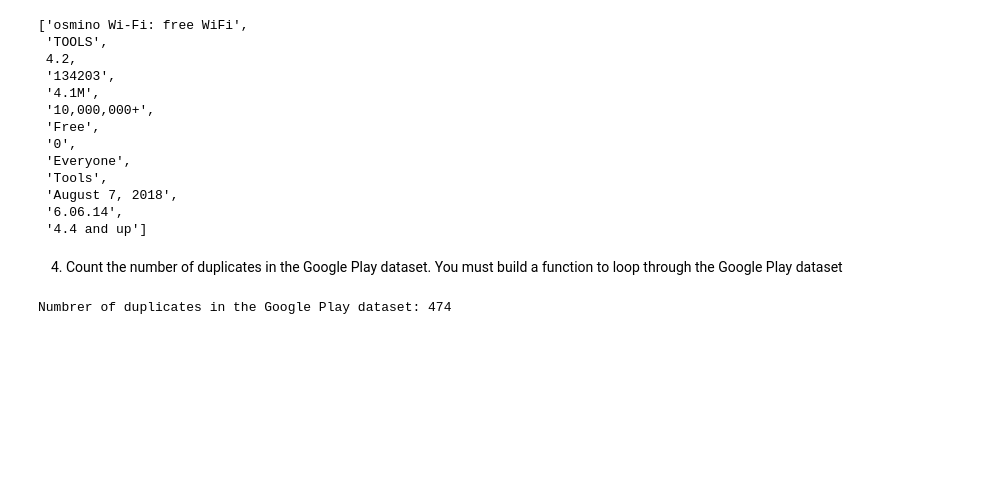
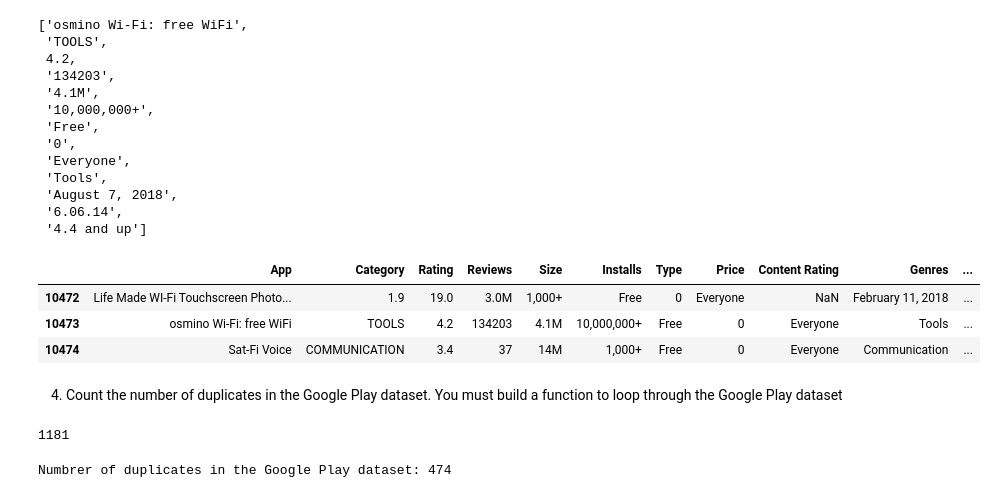
Before and after one commit to qlab-intro-python/tarea-3-joshua-jorge, a Jupyter notebook: tarea_3_plantilla.ipynb, the cells around one changed output. Drawn from its saved outputs; the diff is of its cells as text; code cells hidden in the pictures; blank space fills up the shorter version.

```diff
--- a/tarea_3_plantilla.ipynb
+++ b/tarea_3_plantilla.ipynb
@@ -182,3 +205,12 @@ google_list[10472] #10472 ha sido removida
  'August 7, 2018',
  '6.06.14',
  '4.4 and up']
+# %%
+#Second form of the solution
+
+dataset_list[1][0].iloc[10472:10475]
+# %% [output]
+|  | App | Category | Rating | Reviews | Size | Installs | Type | Price | Content Rating | Genres | ... |
+| 10472 | Life Made WI-Fi Touchscreen Photo... | 1.9 | 19.0 | 3.0M | 1,000+ | Free | 0 | Everyone | NaN | February 11, 2018 | ... |
+| 10473 | osmino Wi-Fi: free WiFi | TOOLS | 4.2 | 134203 | 4.1M | 10,000,000+ | Free | 0 | Everyone | Tools | ... |
+| 10474 | Sat-Fi Voice | COMMUNICATION | 3.4 | 37 | 14M | 1,000+ | Free | 0 | Everyone | Communication | ... |
@@ -185,5 +220,9 @@ google_list[10472] #10472 ha sido removida
 # %% [markdown]
 4. Count the number of duplicates in the Google Play dataset. You must build a function to loop through the Google Play dataset
+# %%
+dataset_list[1][0]['App'].duplicated().sum()
+# %% [output]
+1181
 # %%
 # Solution
 
```
Also changed, not shown: parts of 4 cells of this notebook.
